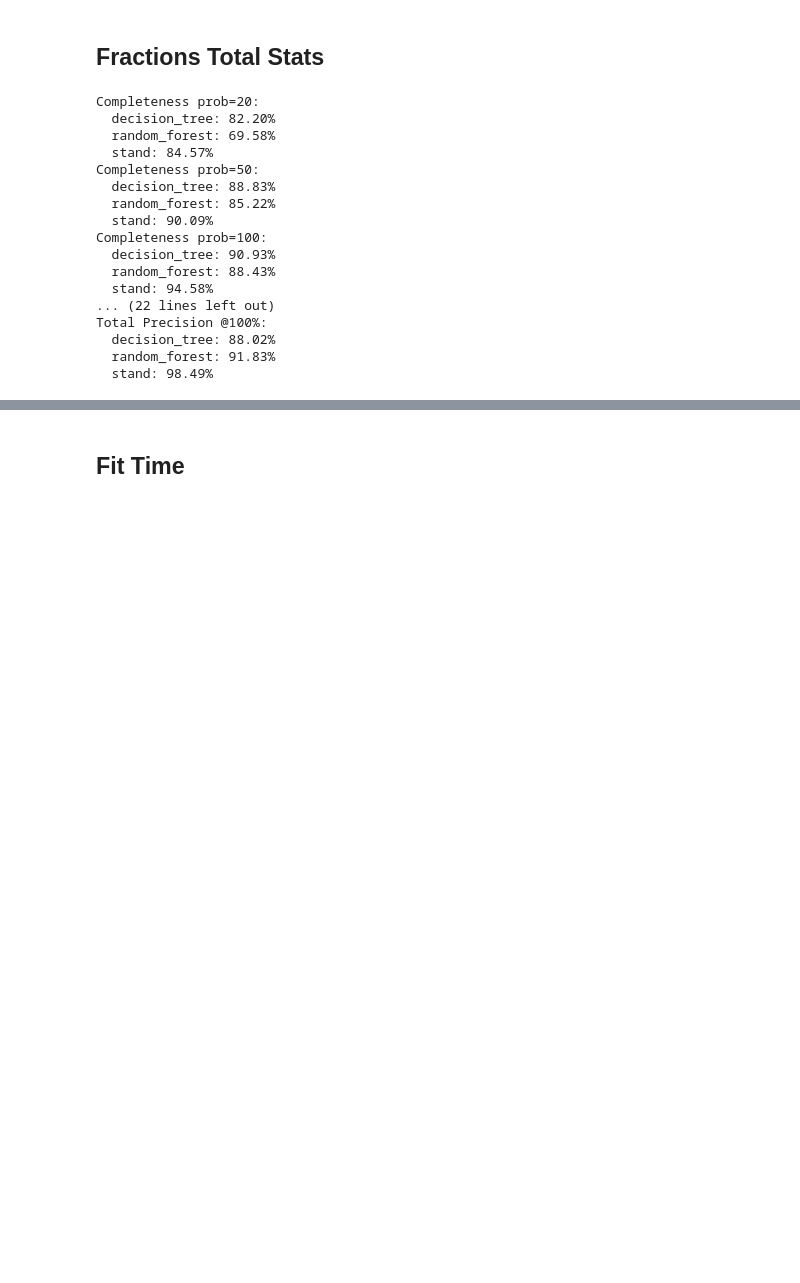
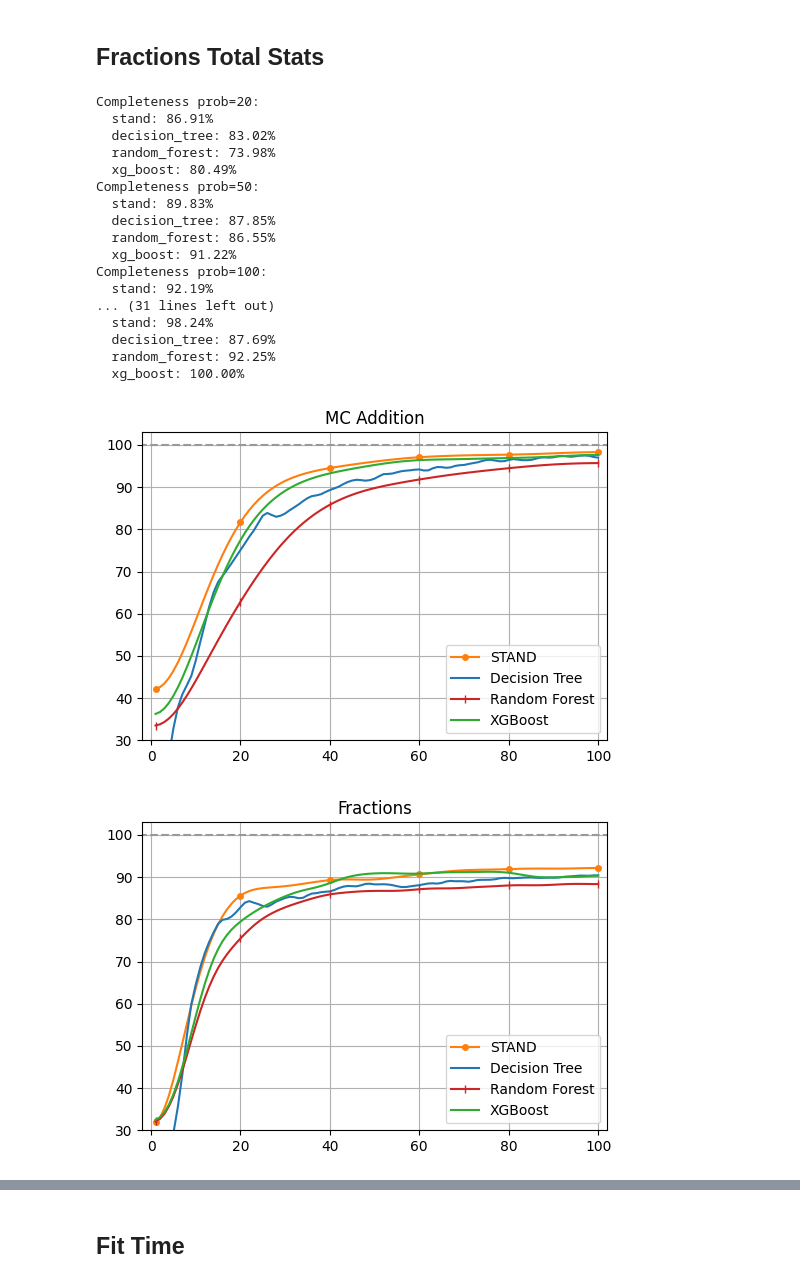
Before and after one commit to DannyWeitekamp/stand_eval, a Jupyter notebook: Plots.ipynb, the cells around one changed output, grey strips where cells are left out. Saved outputs shown, nothing was run; the diff lists cells and outputs as text; code cells hidden in the pictures; blank space fills up the shorter version.

```diff
--- a/Plots.ipynb
+++ b/Plots.ipynb
@@ -20,17 +17,36 @@ unicode_type
 # %%
 mc_conditions = {
+    ("mc", "stand", False) : {"n_prob": 100, "reps" : 40},
     ("mc", "decision_tree", False) : {"n_prob": 100, "reps" : 40},
-    ("mc", "random_forest", False) : {"n_prob": 100, "reps" : 20},
-    ("mc", "xg_boost", False) : {"n_prob": 100, "reps" : 20},
-    ("mc", "stand", False) : {"n_prob": 100, "reps" : 40},
+    ("mc", "random_forest", False) : {"n_prob": 100, "reps" : 40},
+    ("mc", "xg_boost", False) : {"n_prob": 100, "reps" : 40},
+
+    #("mc", "stand-relaxed", False) : {"n_prob": 100, "reps" : 6},
+    #("mc", "stand", True) : {"n_prob": 100, "reps" : 1},
+}
+
+mc_conditions_active = {
+    ("mc", "stand", False, True) : {"n_prob": 100, "reps" : 40},
+    #("mc", "decision_tree", False, True) : {"n_prob": 100, "reps" : 20},
+    ("mc", "random_forest", False, True) : {"n_prob": 100, "reps" : 40},
+    ("mc", "xg_boost", False, True) : {"n_prob": 100, "reps" : 40},
+
     #("mc", "stand-relaxed", False) : {"n_prob": 100, "reps" : 6},
     #("mc", "stand", True) : {"n_prob": 100, "reps" : 1},
 }
 
 frac_conditions = {
+    ("frac", "stand", False) : {"n_prob": 100, "reps" : 40},
     ("frac", "decision_tree", False) : {"n_prob": 100, "reps" : 40},
-    ("frac", "random_forest", False) : {"n_prob": 100, "reps" : 6},
-    ("frac", "stand", False) : {"n_prob": 100, "reps" : 20},
+    ("frac", "random_forest", False) : {"n_prob": 100, "reps" : 40},
+    ("frac", "xg_boost", False) : {"n_prob": 100, "reps" : 40},
+}
+
+frac_conditions_active = {
+    ("frac", "stand", False, True) : {"n_prob": 100, "reps" : 40},
+    #("frac", "decision_tree", False, True) : {"n_prob": 100, "reps" : 20},
+    ("frac", "random_forest", False, True) : {"n_prob": 100, "reps" : 40},
+    ("frac", "xg_boost", False, True) : {"n_prob": 100, "reps" : 40},
 }
 
 stat_cache = {}
@@ -160,19 +217,26 @@ print_stats(frac_conditions, 1, ("total_precision",.9), "Total Precision @90%",
 print_stats(frac_conditions, 1, ("total_precision",1.0), "Total Precision @100%", True)
 # %% [output]
 Completeness prob=20:
-  decision_tree: 82.20%
-  random_forest: 69.58%
-  stand: 84.57%
+  stand: 86.91%
+  decision_tree: 83.02%
+  random_forest: 73.98%
+  xg_boost: 80.49%
 Completeness prob=50:
-  decision_tree: 88.83%
-  random_forest: 85.22%
-  stand: 90.09%
+  stand: 89.83%
+  decision_tree: 87.85%
+  random_forest: 86.55%
+  xg_boost: 91.22%
 Completeness prob=100:
-  decision_tree: 90.93%
-  random_forest: 88.43%
-  stand: 94.58%
-... (22 lines left out)
-Total Precision @100%:
-  decision_tree: 88.02%
-  random_forest: 91.83%
-  stand: 98.49%
+  stand: 92.19%
+... (31 lines left out)
+  stand: 98.24%
+  decision_tree: 87.69%
+  random_forest: 92.25%
+  xg_boost: 100.00%
+# %%
+# Completeness
+plot_stat(mc_conditions, "completeness", 0, "MC Addition", y_lim=(30,103), h_line=100, save_name="mc_compl")
+plot_stat(frac_conditions, "completeness", 0, "Fractions", y_lim=(30,103), h_line=100, save_name="frac_compl")
+# %% [output]
+[figure, added]
+[figure, added]
```
Also changed, not shown: parts of 11 cells of this notebook, 31 other files.
